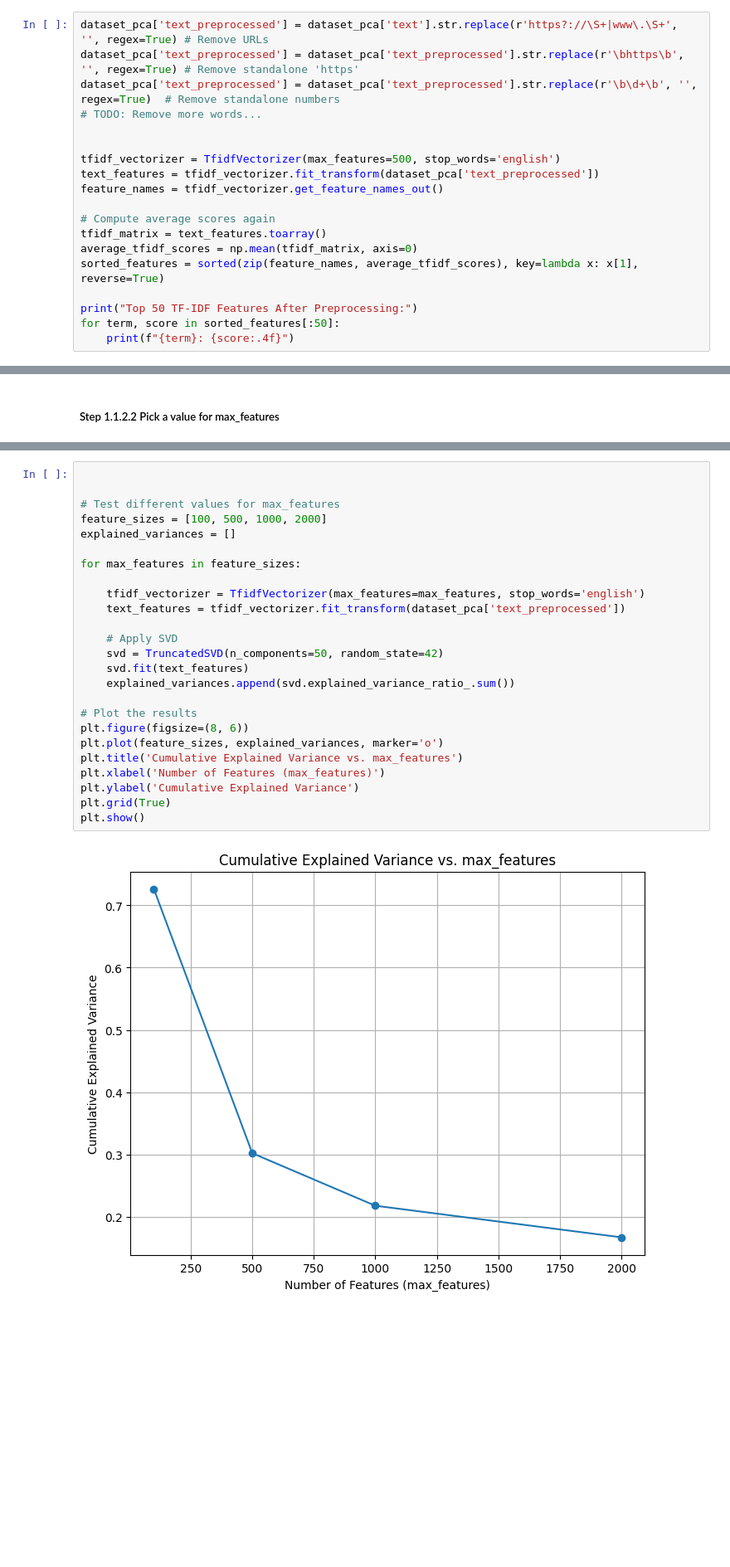
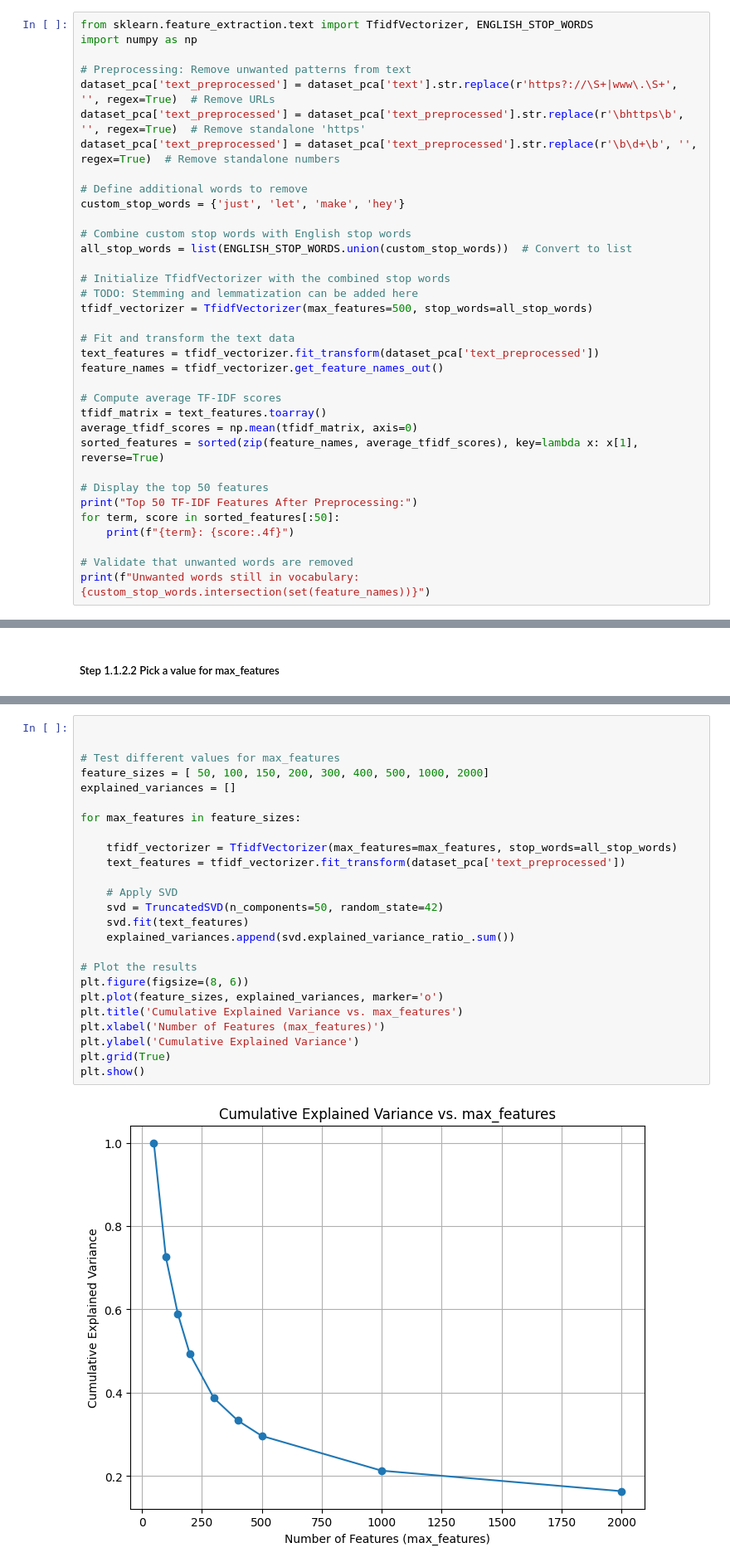
Before and after one commit to msutjipt/Social-Network-Analysis-DA1, a Jupyter notebook: GROUP_F/piet_analysis.ipynb, the cells around one changed output, grey strips where cells are left out. Shown at 83% size. Drawn from its saved outputs; the diff is of its cells as text; blank space fills up the shorter version.

```diff
--- a/GROUP_F/piet_analysis.ipynb
+++ b/GROUP_F/piet_analysis.ipynb
@@ -155,23 +158,39 @@ The above are the top 50 words ranked by importance. We can see many stopwords l
 
 Words like `co` and `https` suggest that URLs or special tokens are present in the text. We remove these aswell.
 # %%
-dataset_pca['text_preprocessed'] = dataset_pca['text'].str.replace(r'https?://\S+|www\.\S+', '', regex=True) # Remove URLs
-dataset_pca['text_preprocessed'] = dataset_pca['text_preprocessed'].str.replace(r'\bhttps\b', '', regex=True) # Remove standalone 'https'
+from sklearn.feature_extraction.text import TfidfVectorizer, ENGLISH_STOP_WORDS
+import numpy as np
+
+# Preprocessing: Remove unwanted patterns from text
+dataset_pca['text_preprocessed'] = dataset_pca['text'].str.replace(r'https?://\S+|www\.\S+', '', regex=True)  # Remove URLs
+dataset_pca['text_preprocessed'] = dataset_pca['text_preprocessed'].str.replace(r'\bhttps\b', '', regex=True)  # Remove standalone 'https'
 dataset_pca['text_preprocessed'] = dataset_pca['text_preprocessed'].str.replace(r'\b\d+\b', '', regex=True)  # Remove standalone numbers
-# TODO: Remove more words...
 
+# Define additional words to remove
+custom_stop_words = {'just', 'let', 'make', 'hey'}
 
-tfidf_vectorizer = TfidfVectorizer(max_features=500, stop_words='english')
+# Combine custom stop words with English stop words
+all_stop_words = list(ENGLISH_STOP_WORDS.union(custom_stop_words))  # Convert to list
+
+# Initialize TfidfVectorizer with the combined stop words
+# TODO: Stemming and lemmatization can be added here
+tfidf_vectorizer = TfidfVectorizer(max_features=500, stop_words=all_stop_words)
+
+# Fit and transform the text data
 text_features = tfidf_vectorizer.fit_transform(dataset_pca['text_preprocessed'])
 feature_names = tfidf_vectorizer.get_feature_names_out()
 
-# Compute average scores again
+# Compute average TF-IDF scores
 tfidf_matrix = text_features.toarray()
 average_tfidf_scores = np.mean(tfidf_matrix, axis=0)
 sorted_features = sorted(zip(feature_names, average_tfidf_scores), key=lambda x: x[1], reverse=True)
 
+# Display the top 50 features
 print("Top 50 TF-IDF Features After Preprocessing:")
 for term, score in sorted_features[:50]:
     print(f"{term}: {score:.4f}")
+
+# Validate that unwanted words are removed
+print(f"Unwanted words still in vocabulary: {custom_stop_words.intersection(set(feature_names))}")
 # %% [output]
 Top 50 TF-IDF Features After Preprocessing:
@@ -207,28 +234,28 @@ If max_features=500, only the 500 most frequent and impactful terms will be reta
 # %%
 
 
 # Test different values for max_features
-feature_sizes = [100, 500, 1000, 2000]
+feature_sizes = [ 50, 100, 150, 200, 300, 400, 500, 1000, 2000]
 explained_variances = []
 
 for max_features in feature_sizes:
 
-    tfidf_vectorizer = TfidfVectorizer(max_features=max_features, stop_words='english')
+    tfidf_vectorizer = TfidfVectorizer(max_features=max_features, stop_words=all_stop_words)
     text_features = tfidf_vectorizer.fit_transform(dataset_pca['text_preprocessed'])
 
     # Apply SVD
     svd = TruncatedSVD(n_components=50, random_state=42)
     svd.fit(text_features)
     explained_variances.append(svd.explained_variance_ratio_.sum())
 
 # Plot the results
 plt.figure(figsize=(8, 6))
 plt.plot(feature_sizes, explained_variances, marker='o')
 plt.title('Cumulative Explained Variance vs. max_features')
 plt.xlabel('Number of Features (max_features)')
 plt.ylabel('Cumulative Explained Variance')
 plt.grid(True)
 plt.show()
 # %% [output]
-[figure, old version]
+[figure, new version]
 # %% [markdown]
```
Also changed, not shown: parts of 27 cells of this notebook, 1 other file.
